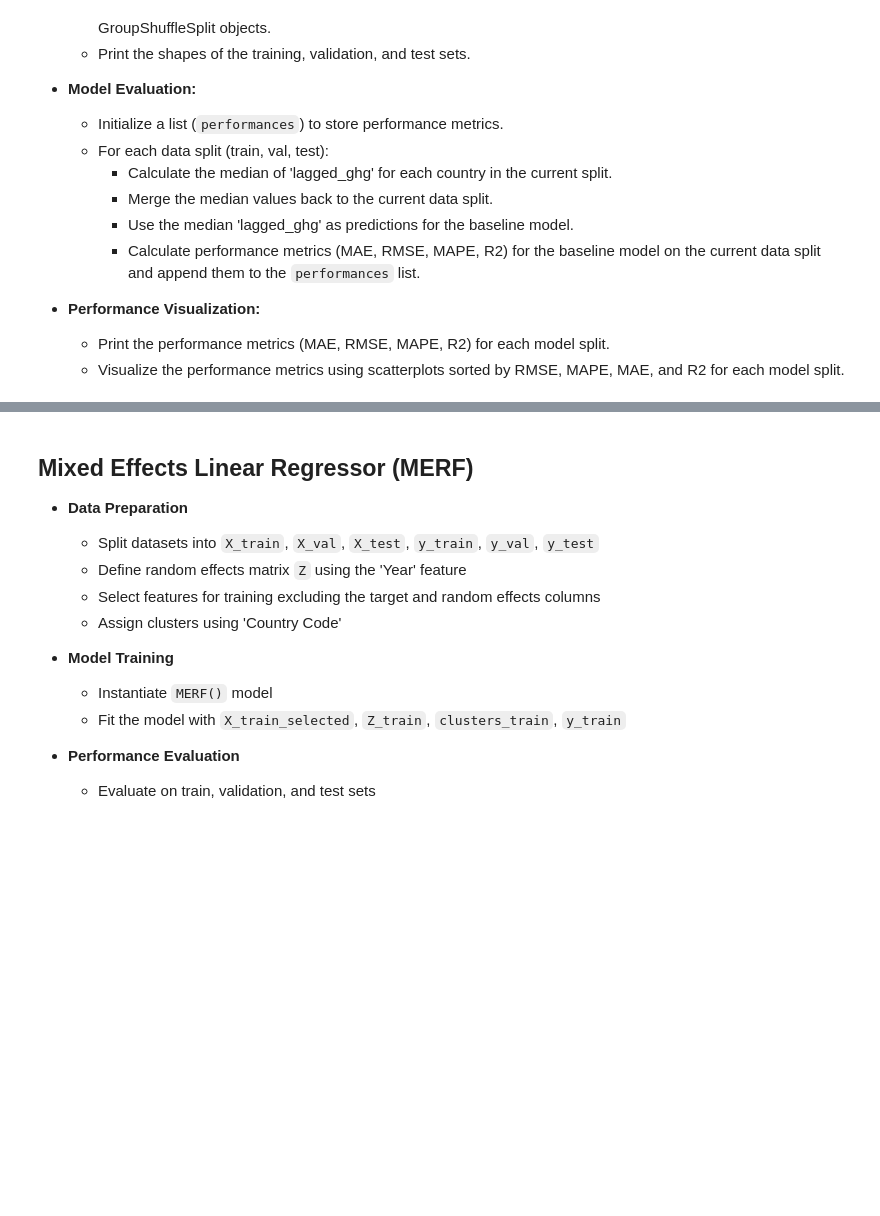
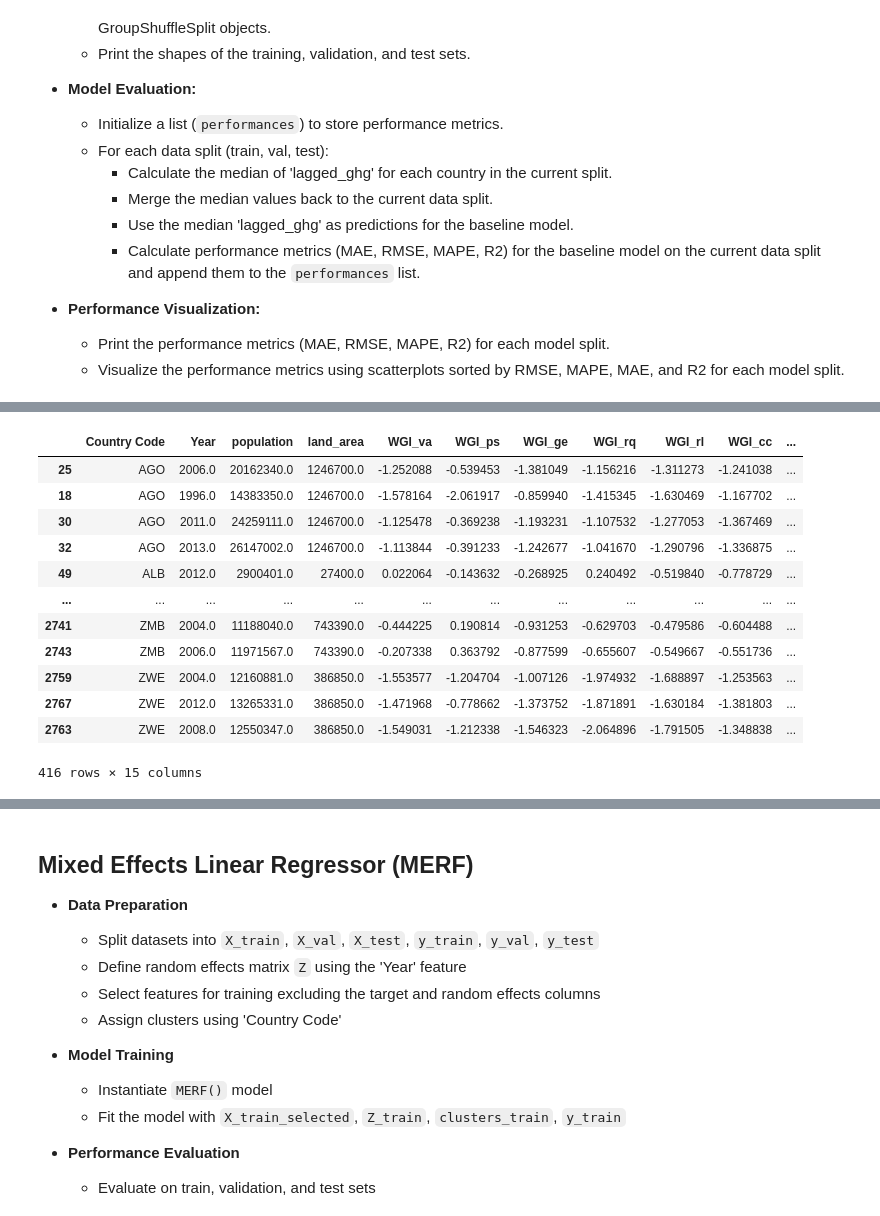
Before and after one commit to marcbarc19/DataScienceExam, a Jupyter notebook: agricultural_land-modelling.ipynb, the cells around one changed output, grey strips where cells are left out. Drawn from its saved outputs; the diff is of its cells as text; code cells hidden in the pictures; blank space fills up the shorter version.

```diff
--- a/agricultural_land-modelling.ipynb
+++ b/agricultural_land-modelling.ipynb
@@ -804 +828,18 @@ Test set shape: (396, 13) (396,)
+# %%
+sorted_X_val = X_val.sort_values(by='Country Code')
+display(sorted_X_val)
+# %% [output]
+|  | Country Code | Year | population | land_area | WGI_va | WGI_ps | WGI_ge | WGI_rq | WGI_rl | WGI_cc | ... |
+| 25 | AGO | 2006.0 | 20162340.0 | 1246700.0 | -1.252088 | -0.539453 | -1.381049 | -1.156216 | -1.311273 | -1.241038 | ... |
+| 18 | AGO | 1996.0 | 14383350.0 | 1246700.0 | -1.578164 | -2.061917 | -0.859940 | -1.415345 | -1.630469 | -1.167702 | ... |
+| 30 | AGO | 2011.0 | 24259111.0 | 1246700.0 | -1.125478 | -0.369238 | -1.193231 | -1.107532 | -1.277053 | -1.367469 | ... |
+| 32 | AGO | 2013.0 | 26147002.0 | 1246700.0 | -1.113844 | -0.391233 | -1.242677 | -1.041670 | -1.290796 | -1.336875 | ... |
+| 49 | ALB | 2012.0 | 2900401.0 | 27400.0 | 0.022064 | -0.143632 | -0.268925 | 0.240492 | -0.519840 | -0.778729 | ... |
+| ... | ... | ... | ... | ... | ... | ... | ... | ... | ... | ... | ... |
+| 2741 | ZMB | 2004.0 | 11188040.0 | 743390.0 | -0.444225 | 0.190814 | -0.931253 | -0.629703 | -0.479586 | -0.604488 | ... |
+| 2743 | ZMB | 2006.0 | 11971567.0 | 743390.0 | -0.207338 | 0.363792 | -0.877599 | -0.655607 | -0.549667 | -0.551736 | ... |
+| 2759 | ZWE | 2004.0 | 12160881.0 | 386850.0 | -1.553577 | -1.204704 | -1.007126 | -1.974932 | -1.688897 | -1.253563 | ... |
+| 2767 | ZWE | 2012.0 | 13265331.0 | 386850.0 | -1.471968 | -0.778662 | -1.373752 | -1.871891 | -1.630184 | -1.381803 | ... |
+| 2763 | ZWE | 2008.0 | 12550347.0 | 386850.0 | -1.549031 | -1.212338 | -1.546323 | -2.064896 | -1.791505 | -1.348838 | ... |
+416 rows × 15 columns
 # %%
```
Also changed, not shown: parts of 11 cells of this notebook, 2 other files.
